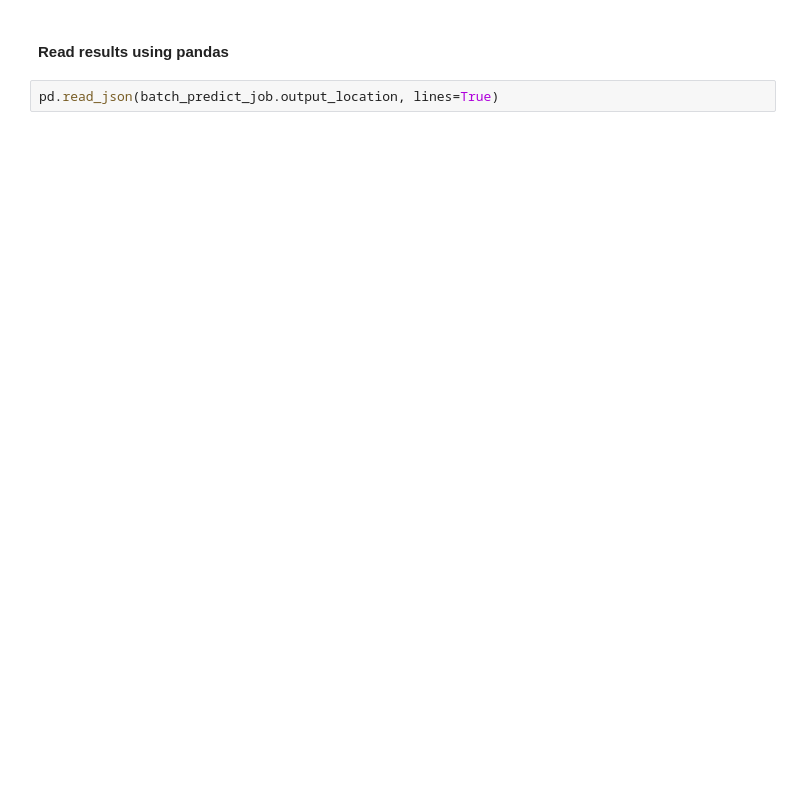
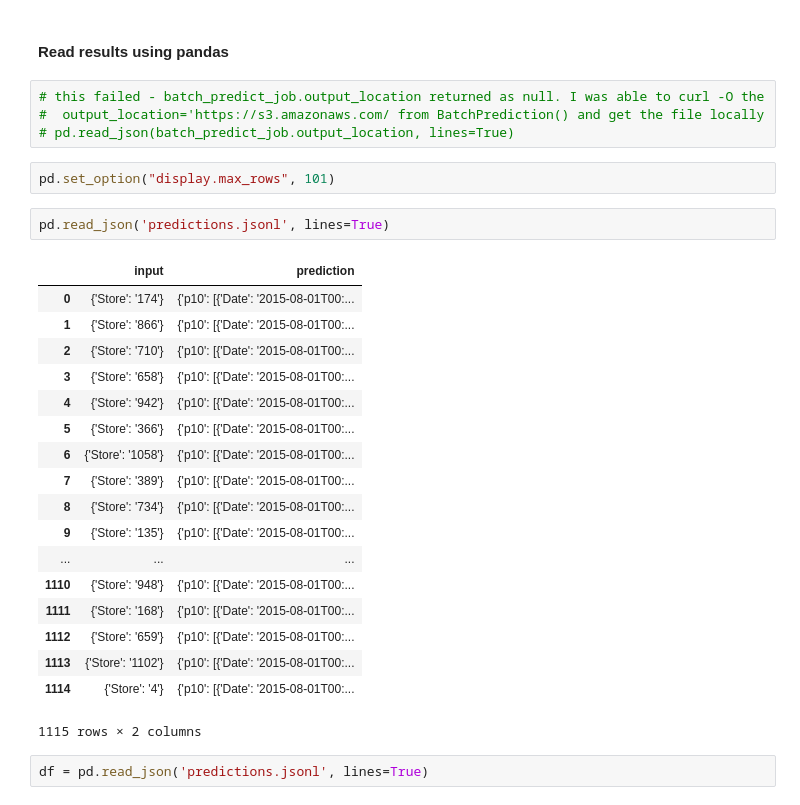
Before and after one commit to jsutch/RealityEngines-Demo, a Jupyter notebook: RealityEngines Sales Forecasting Workbook.ipynb, the cells around one changed output. Saved outputs shown, nothing was run; the diff lists cells and outputs as text; blank space fills up the shorter version.

Commit message:
workaround for the batch_predict_job.output_location return

```diff
--- a/RealityEngines Sales Forecasting Workbook.ipynb
+++ b/RealityEngines Sales Forecasting Workbook.ipynb
@@ -336,4 +338,31 @@ batch_predict_job.wait_for_predictions()
 # %% [markdown]
 #### Read results using pandas
+# %%
+# this failed - batch_predict_job.output_location returned as null. I was able to curl -O the
+#  output_location='https://s3.amazonaws.com/ from BatchPrediction() and get the file locally
+# pd.read_json(batch_predict_job.output_location, lines=True)
+# %%
+pd.set_option("display.max_rows", 101)
 # %%
-pd.read_json(batch_predict_job.output_location, lines=True)
+pd.read_json('predictions.jsonl', lines=True)
+# %% [output]
+|  | input | prediction |
+| 0 | {'Store': '174'} | {'p10': [{'Date': '2015-08-01T00:... |
+| 1 | {'Store': '866'} | {'p10': [{'Date': '2015-08-01T00:... |
+| 2 | {'Store': '710'} | {'p10': [{'Date': '2015-08-01T00:... |
+| 3 | {'Store': '658'} | {'p10': [{'Date': '2015-08-01T00:... |
+| 4 | {'Store': '942'} | {'p10': [{'Date': '2015-08-01T00:... |
+| 5 | {'Store': '366'} | {'p10': [{'Date': '2015-08-01T00:... |
+| 6 | {'Store': '1058'} | {'p10': [{'Date': '2015-08-01T00:... |
+| 7 | {'Store': '389'} | {'p10': [{'Date': '2015-08-01T00:... |
+| 8 | {'Store': '734'} | {'p10': [{'Date': '2015-08-01T00:... |
+| 9 | {'Store': '135'} | {'p10': [{'Date': '2015-08-01T00:... |
+| ... | ... | ... |
+| 1110 | {'Store': '948'} | {'p10': [{'Date': '2015-08-01T00:... |
+| 1111 | {'Store': '168'} | {'p10': [{'Date': '2015-08-01T00:... |
+| 1112 | {'Store': '659'} | {'p10': [{'Date': '2015-08-01T00:... |
+| 1113 | {'Store': '1102'} | {'p10': [{'Date': '2015-08-01T00:... |
+| 1114 | {'Store': '4'} | {'p10': [{'Date': '2015-08-01T00:... |
+1115 rows × 2 columns
+# %%
+df = pd.read_json('predictions.jsonl', lines=True)
```
Also changed, not shown: parts of 3 cells of this notebook.
